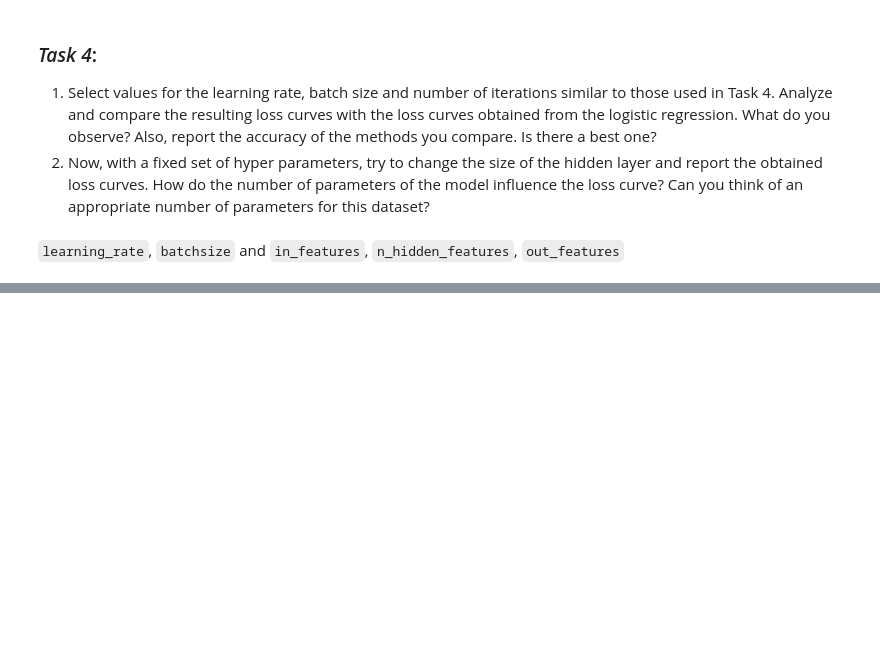
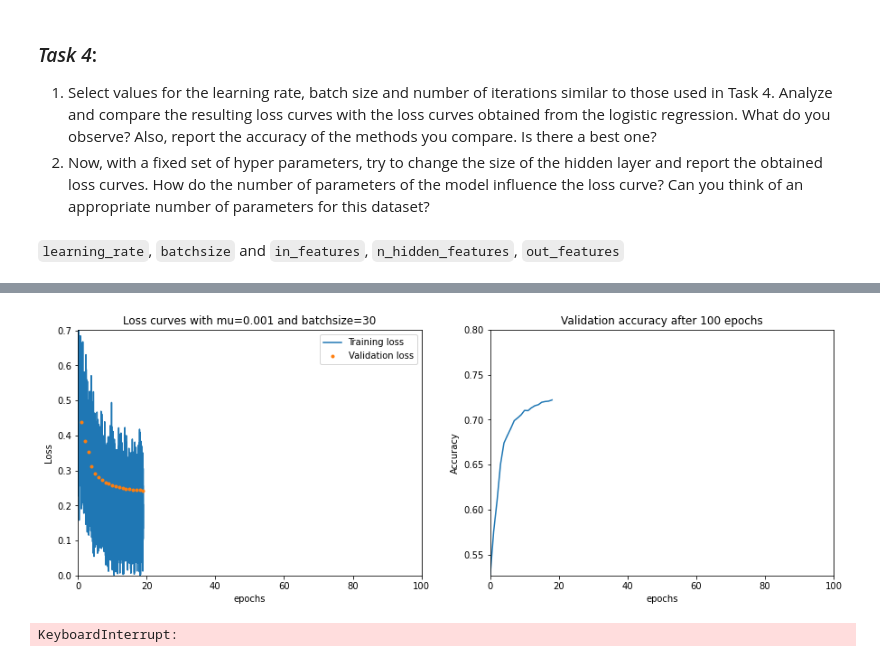
Before and after one commit to KarlijnCornelissen/MIA-group-8, a Jupyter notebook: Project2/code/task4.ipynb, the cells around one changed output, grey strips where cells are left out. Cells and saved outputs as stored; diff of their text form; code cells hidden in the pictures; blank space fills up the shorter version.

```diff
--- a/Project2/code/task4.ipynb
+++ b/Project2/code/task4.ipynb
@@ -27,2 +41,17 @@ t.launch_training()
 # %%
 t.pass_on_test_set()
+# %%
+for i in [1400]:
+    i_learning_rate = 0.001
+    j_batchsize = 30
+    n_hidden_features = i
+    training_plot_N = f"hf_{i}_training_plot_bs_{j_batchsize}_mu_{i_learning_rate}_expdecay"
+    test_hist = f"test_hist_batchsize__bs_{j_batchsize}_mu_{i_learning_rate}_expdecay"
+    t = Training(i_learning_rate,j_batchsize,n_hidden_features,training_plot_N,test_hist)
+    t.data_preprocessing()
+    t.define_shapes()
+    t.launch_training()
+    #t.pass_on_test_set()
+# %% [output]
+[figure, added]
+KeyboardInterrupt:
```
Also changed, not shown: parts of 3 cells of this notebook, 40 other files.
